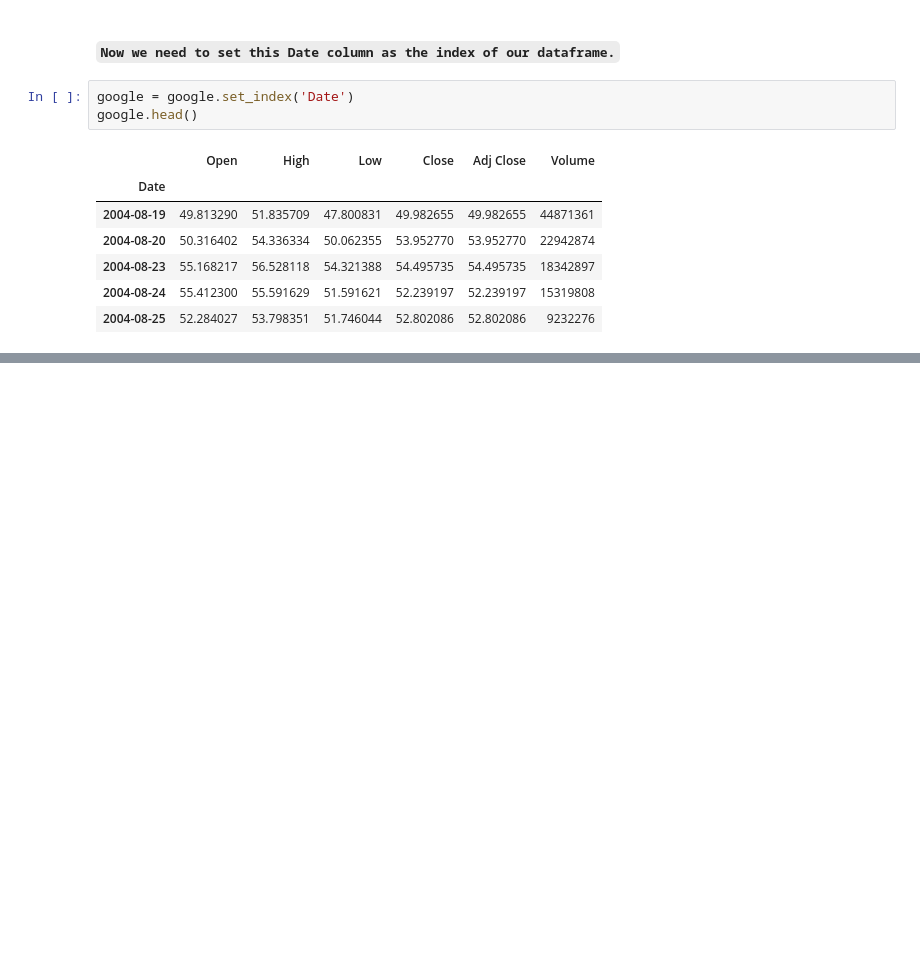
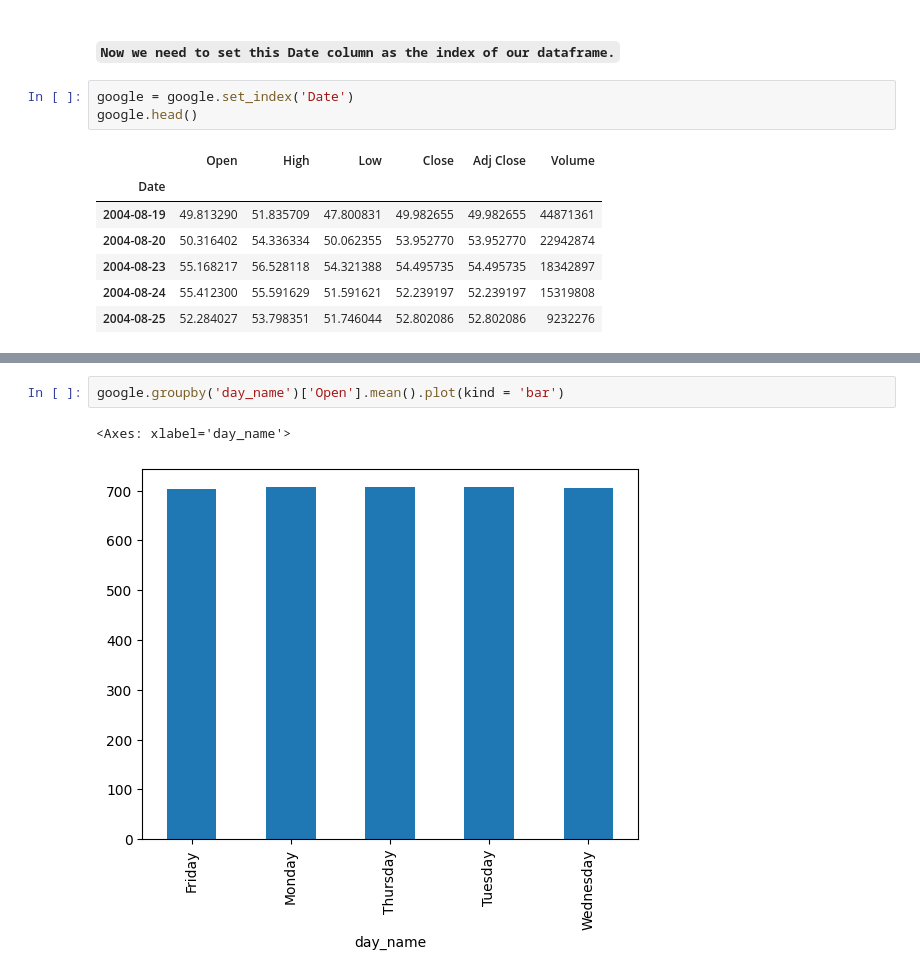
Before and after one commit to abhishekjha462000/data_science_final, a Jupyter notebook: W08_pandas_advanced_continued/07_pandas_case_study_time_series_analysis/my_notes.ipynb, the cells around one changed output, grey strips where cells are left out. Cells and saved outputs as stored; diff of their text form; blank space fills up the shorter version.

```diff
--- a/W08_pandas_advanced_continued/07_pandas_case_study_time_series_analysis/my_notes.ipynb
+++ b/W08_pandas_advanced_continued/07_pandas_case_study_time_series_analysis/my_notes.ipynb
@@ -161,0 +285,5 @@ google.head()
+# %%
+google.groupby('day_name')['Open'].mean().plot(kind = 'bar')
+# %% [output]
+<Axes: xlabel='day_name'>
+[figure, added]
```
Also changed, not shown: parts of 42 cells of this notebook.
